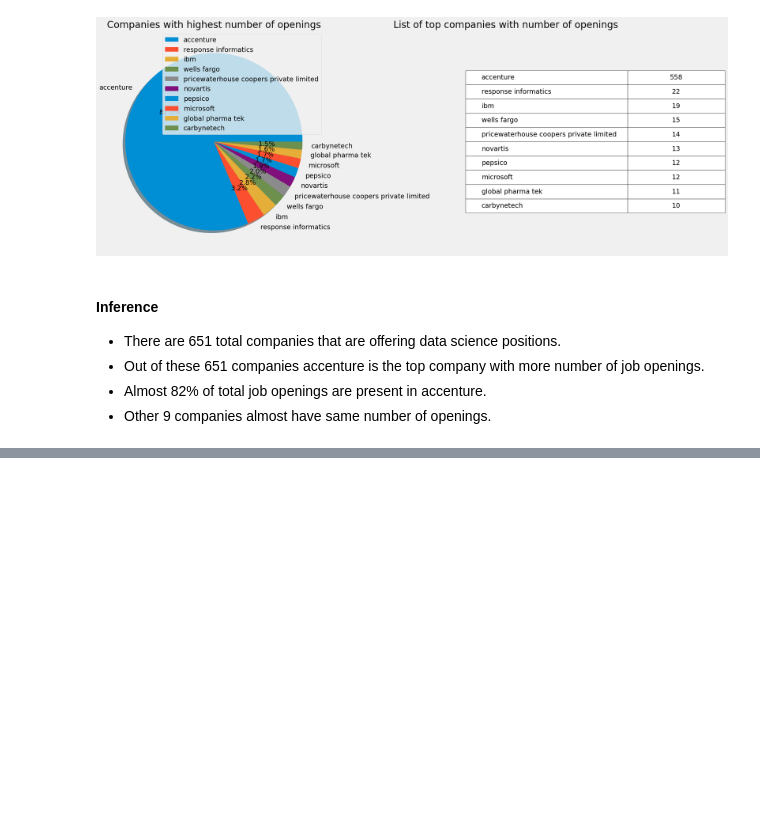
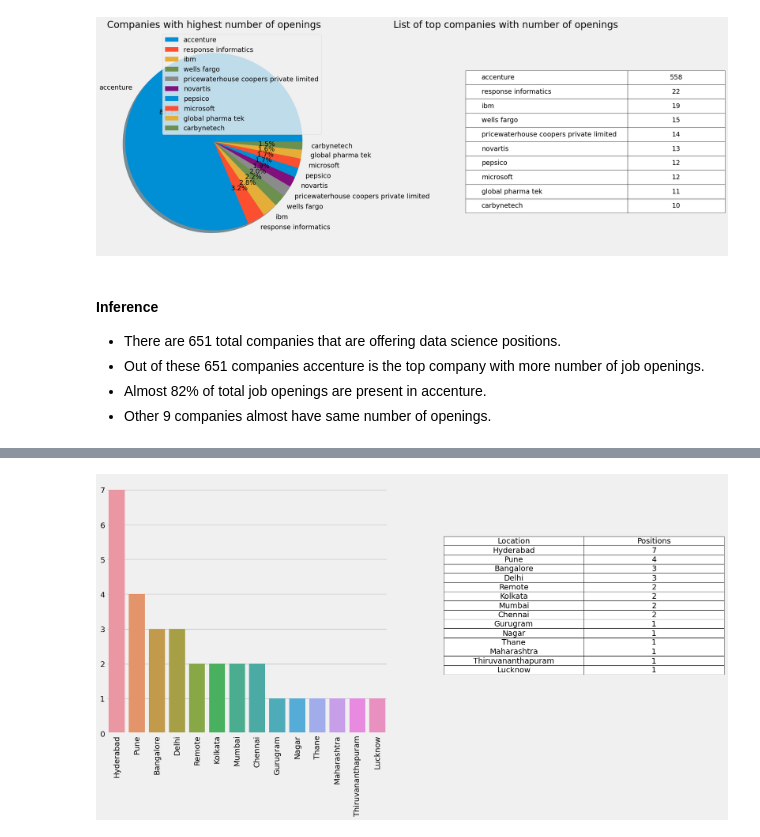
Before and after one commit to Lavanyasuc31/Data_Science_Jobs_Analysis, a Jupyter notebook: Naukri.ipynb, the cells around one changed output, grey strips where cells are left out. Drawn from its saved outputs; the diff is of its cells as text; code cells hidden in the pictures; blank space fills up the shorter version.

```diff
--- a/Naukri.ipynb
+++ b/Naukri.ipynb
@@ -902,0 +906,10 @@ Name: min_YOE, dtype: float64
+# %%
+loc=top_rated['location'].str.split(',').explode()
+# %%
+locations = []
+for location in loc:
+    locations.append(location.strip())
+# %%
+count=locations.value_counts()
+# %%
+count1 = pd.DataFrame({'Location':count.index,'Positions':count.values})
@@ -902,0 +934,17 @@ Name: min_YOE, dtype: float64
+# %%
+fig , ax = plt.subplots(1,2,figsize=(18,8))
+
+sns.barplot(x=count.index, y=count.values, ax=ax[0])
+ax[0].set_xticklabels(ax[0].get_xticklabels(),rotation=90)
+
+ax[1].axis('off')
+table = ax[1].table(cellText=count1.values,
+                    colLabels=count1.columns,
+                    loc='center',
+                    cellLoc='center')
+table.scale(1,1.4)
+
+
+plt.show()
+# %% [output]
+[figure, added]
```
Also changed, not shown: parts of 54 cells of this notebook.
